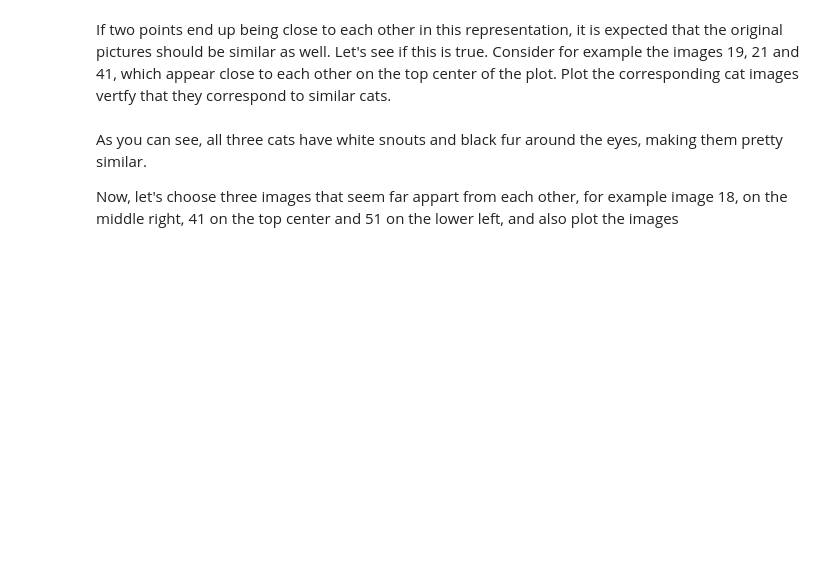
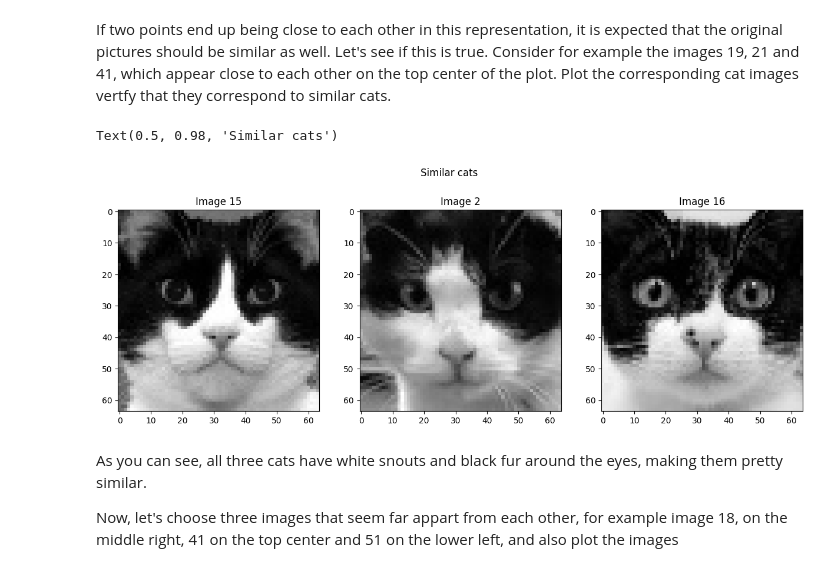
Before and after one commit to ICEY12YX/DEEP_LEARNING, a Jupyter notebook: 04_mathematics/linear_algebra/week04/C1W4_Assignment.ipynb, the cells around one changed output. Cells and saved outputs as stored; diff of their text form; code cells hidden in the pictures; blank space fills up the shorter version.

```diff
--- a/04_mathematics/linear_algebra/week04/C1W4_Assignment.ipynb
+++ b/04_mathematics/linear_algebra/week04/C1W4_Assignment.ipynb
@@ -404,13 +490,16 @@ If two points end up being close to each other in this representation, it is exp
 Let's see if this is true. Consider for example the images 19, 21 and 41, which appear close to each other on the top center of the plot. Plot the corresponding cat images vertfy that they correspond to similar cats.
 # %%
 fig, ax = plt.subplots(1, 3, figsize=(15, 5))
-ax[0].imshow(imgs[19], cmap="gray")
-ax[0].set_title("Image 19")
-ax[1].imshow(imgs[21], cmap="gray")
-ax[1].set_title("Image 21")
-ax[2].imshow(imgs[41], cmap="gray")
-ax[2].set_title("Image 41")
+ax[0].imshow(imgs[15], cmap="gray")
+ax[0].set_title("Image 15")
+ax[1].imshow(imgs[2], cmap="gray")
+ax[1].set_title("Image 2")
+ax[2].imshow(imgs[16], cmap="gray")
+ax[2].set_title("Image 16")
 plt.suptitle("Similar cats")
+# %% [output]
+Text(0.5, 0.98, 'Similar cats')
+[figure, added]
 # %% [markdown]
 As you can see, all three cats have white snouts and black fur around the eyes, making them pretty similar.
 
```
Also changed, not shown: parts of 31 cells of this notebook, 44 other files.
